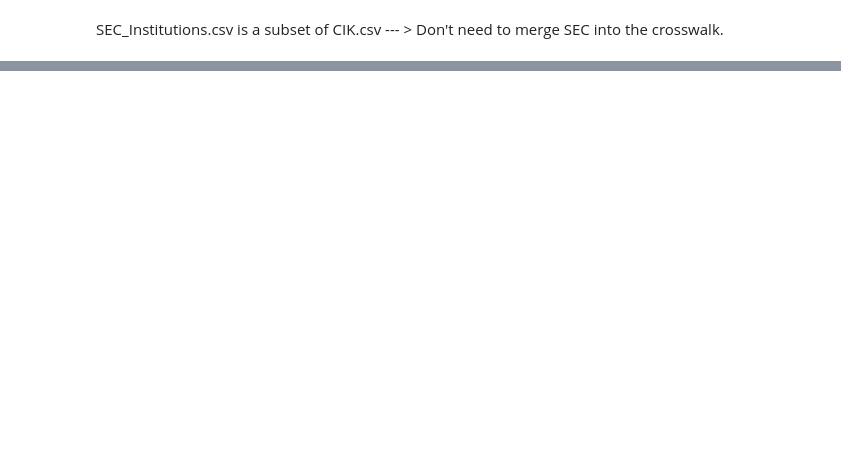
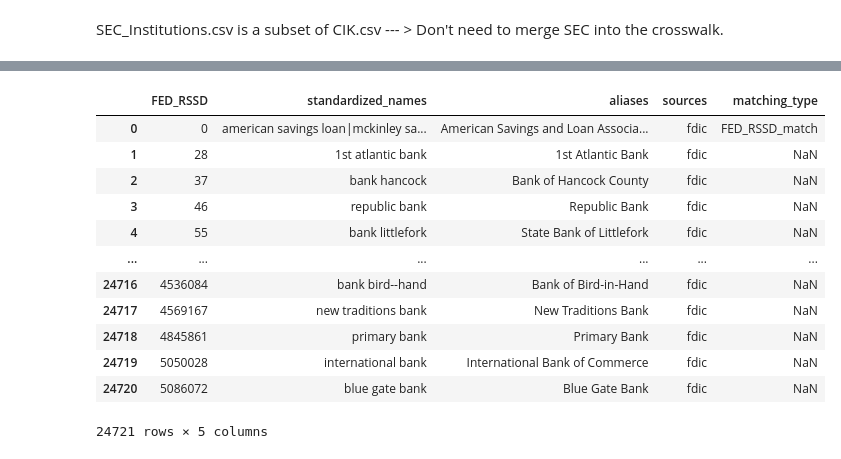
Before and after one commit to judgelord/corporations-data, a Jupyter notebook: python/create_entity_crosswalk_notebook.ipynb, the cells around one changed output, grey strips where cells are left out. Drawn from its saved outputs; the diff is of its cells as text; code cells hidden in the pictures; blank space fills up the shorter version.

```diff
--- a/python/create_entity_crosswalk_notebook.ipynb
+++ b/python/create_entity_crosswalk_notebook.ipynb
@@ -771,0 +1257,6 @@ fuzzy_rows
+# %%
+enriched_fdic_df['FED_RSSD'] = (
+    enriched_fdic_df['FED_RSSD']
+    .str[0]
+    .astype('Int64')
+)
@@ -773,2 +1271,18 @@ fuzzy_rows
 remaining_fdic_df = enriched_fdic_df[~enriched_fdic_df['FED_RSSD'].isin(merged['FED_RSSD'])]
 final_crosswalk_df = pd.concat([merged, remaining_fdic_df], ignore_index=True)
+# %%
+enriched_fdic_df
+# %% [output]
+|  | FED_RSSD | standardized_names | aliases | sources | matching_type |
+| 0 | 0 | american savings loan|mckinley sa... | American Savings and Loan Associa... | fdic | FED_RSSD_match |
+| 1 | 28 | 1st atlantic bank | 1st Atlantic Bank | fdic | NaN |
+| 2 | 37 | bank hancock | Bank of Hancock County | fdic | NaN |
+| 3 | 46 | republic bank | Republic Bank | fdic | NaN |
+| 4 | 55 | bank littlefork | State Bank of Littlefork | fdic | NaN |
+| ... | ... | ... | ... | ... | ... |
+| 24716 | 4536084 | bank bird--hand | Bank of Bird-in-Hand | fdic | NaN |
+| 24717 | 4569167 | new traditions bank | New Traditions Bank | fdic | NaN |
+| 24718 | 4845861 | primary bank | Primary Bank | fdic | NaN |
+| 24719 | 5050028 | international bank | International Bank of Commerce | fdic | NaN |
+| 24720 | 5086072 | blue gate bank | Blue Gate Bank | fdic | NaN |
+24721 rows × 5 columns
```
Also changed, not shown: parts of 48 cells of this notebook, 1 other file.
